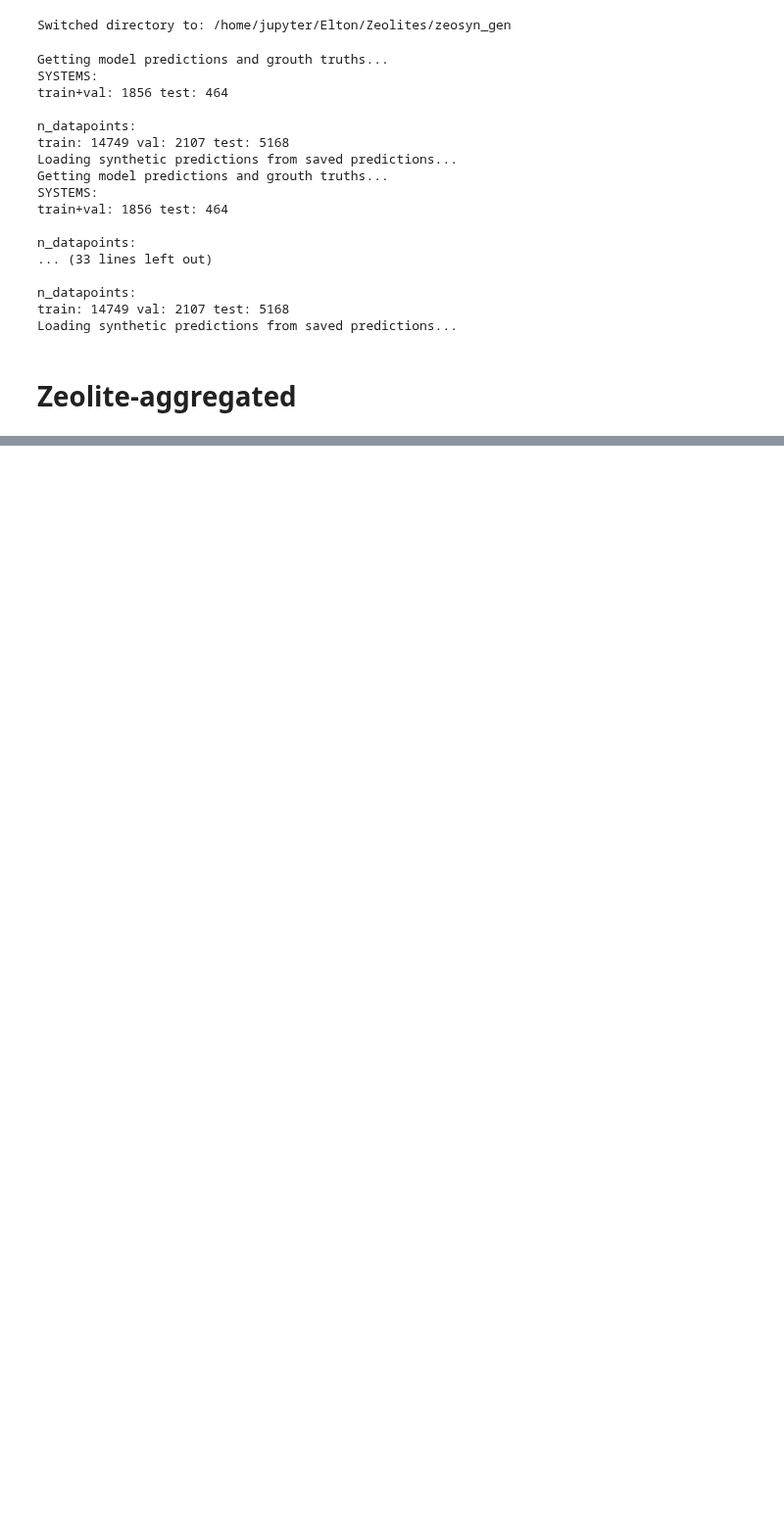
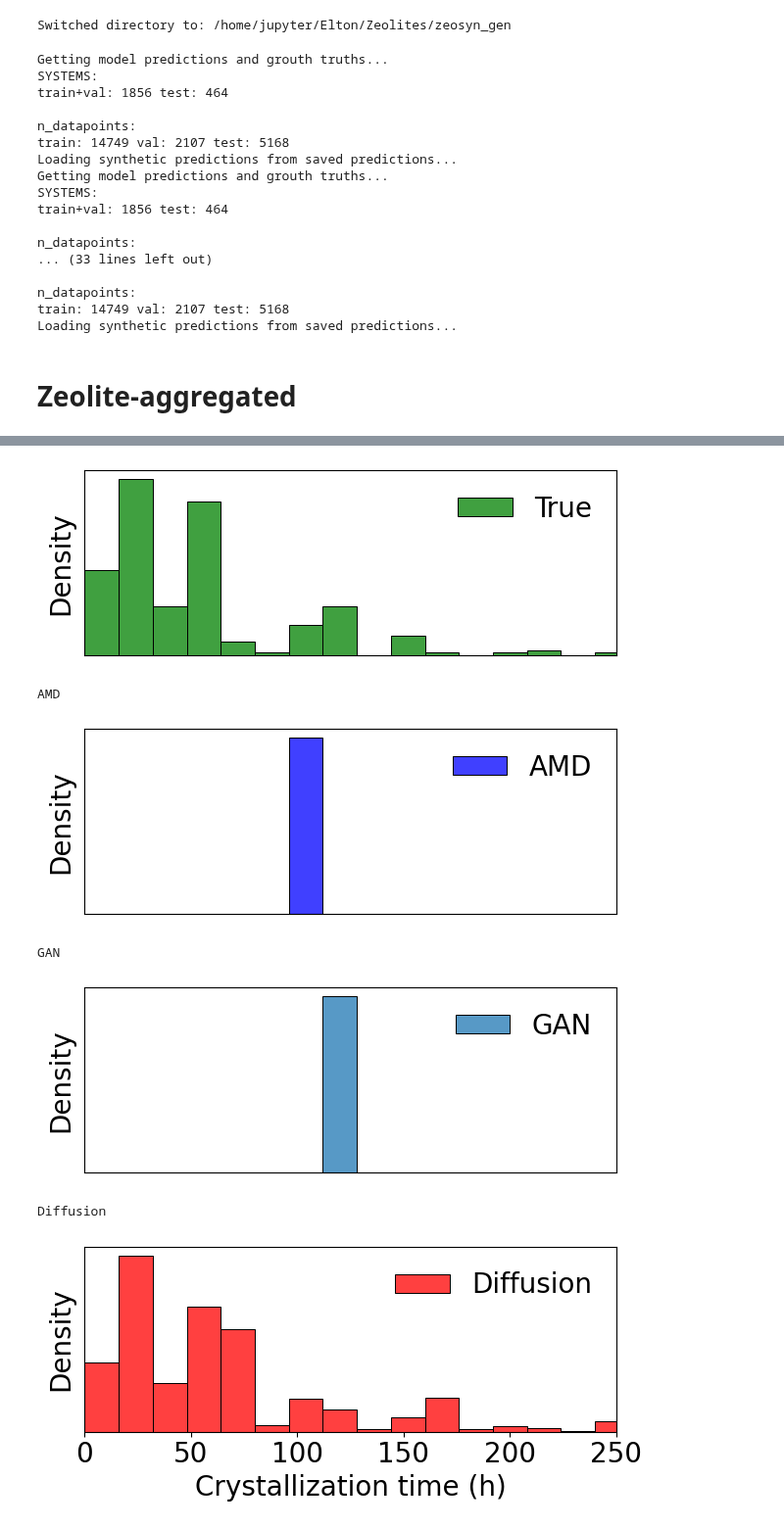
Before and after one commit to eltonpan/zeosyn_gen, a Jupyter notebook: notebooks/compare_model_outputs.ipynb, the cells around one changed output, grey strips where cells are left out. Shown at 98% size. Cells and saved outputs as stored; diff of their text form; code cells hidden in the pictures; blank space fills up the shorter version.

```diff
--- a/notebooks/compare_model_outputs.ipynb
+++ b/notebooks/compare_model_outputs.ipynb
@@ -153,3 +153,56 @@ AEL CCCNCCC
+# %%
+# Very adh-hoc plotting for NeurIPS workshop paper fig. 2d
+zeo = 'AEL'
+osda = 'CCCNCCC'
+sys_syn_true = syn_true[(syn_true['zeo'] == zeo) & (syn_true['osda'] == osda)]
+sys_syn_true_scaled = syn_true_scaled[(syn_true_scaled['zeo'] == zeo) & (syn_true_scaled['osda'] == osda)]
+sys_syn_pred_list = [x[(x['zeo'] == zeo) & (x['osda'] == osda)] for x in syn_pred_list]
+sys_syn_pred_scaled_list = [x[(x['zeo'] == zeo) & (x['osda'] == osda)] for x in syn_pred_scaled_list]
+
+labels = [x['n'] for x in model2specs.values()]
+
+
+plt.figure(figsize=(7, 2.5), dpi=100)
+sns.histplot(sys_syn_true['cryst_time'], kde=False, color='green', bins=50, binrange=[0, 800], label='True')
+plt.xlim(0, 250)
+plt.ylabel('Density', fontsize=20)
+plt.xlabel('')
+plt.yticks([])
+plt.xticks([])
+plt.xticks(fontsize=20)
+plt.legend(loc='upper right', fontsize=20)
+plt.show()
+
+for sys_syn_pred, label in zip(sys_syn_pred_list, labels):
+    print(label)
+    # print(sys_syn_pred['cryst_time'])
+    plt.figure(figsize=(7, 2.5), dpi=100)
+    if label =='AMD':
+        sns.histplot(sys_syn_pred['cryst_time'], color='blue', bins=50,  binrange=[0, 800], label=label)
+    elif label == 'GAN':
+        sns.histplot(sys_syn_pred['cryst_time'], color='tab:blue', bins=50,  binrange=[0, 800], label=label)
+    elif label == 'Diffusion':
+        sns.histplot(sys_syn_pred['cryst_time'], kde=False, color='red', bins=50,  binrange=[0, 800], label=label)
+
+    plt.xlim(0, 250)
+    plt.ylabel('Density', fontsize=20)
+    if label == 'Diffusion':
+        plt.xlabel('Crystallization time (h)', fontsize=20)
+    else:
+        plt.xlabel('')
+        plt.xticks([])
+    plt.yticks([])
+    plt.xticks(fontsize=20)
+    plt.legend(loc='upper right', fontsize=20)
+    plt.show()
+# %% [output]
+[figure, added]
+AMD
+[figure, added]
+GAN
+[figure, added]
+Diffusion
+[figure, added]
 # %%
 def compare_side_by_side_2d(x, y, syn_pred_list, syn_pred_scaled_list, syn_true, syn_true_scaled, dataset, zeo, osda=None, labels=None, print_metrics=True, pca=False, xlims={}, colors=None):
 
```
Also changed, not shown: parts of 2 cells of this notebook.
